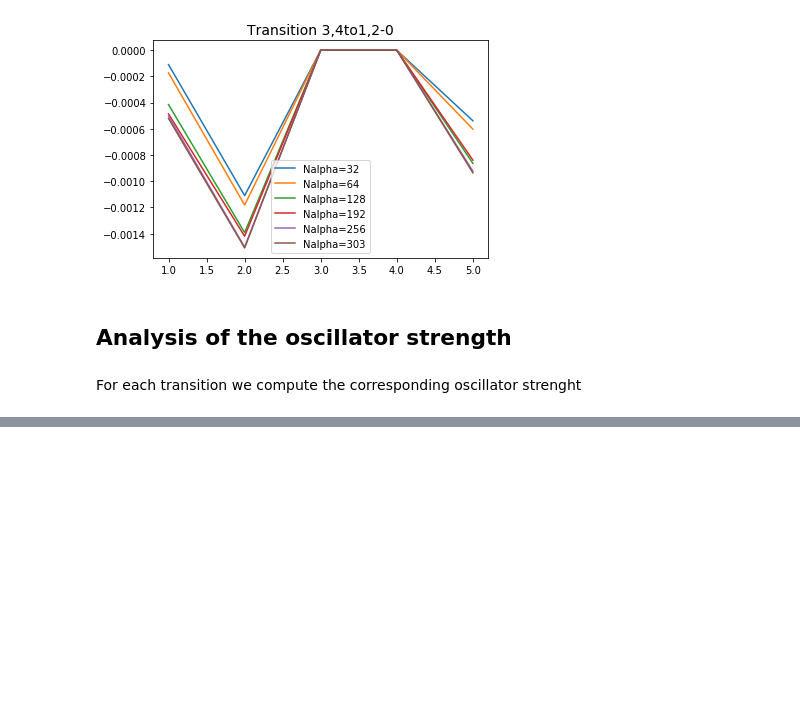
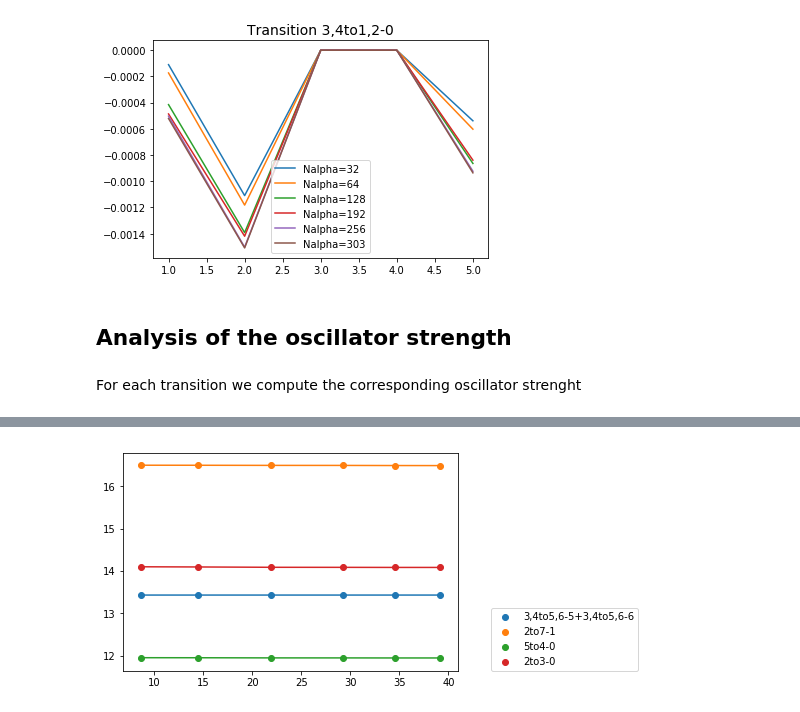
Before and after one commit to luigigenovese/KPM-nb, a Jupyter notebook: POLARIZABILITY/N2/Analysis_of_Excitonic_States.ipynb, the cells around one changed output, grey strips where cells are left out. Saved outputs shown, nothing was run; the diff lists cells and outputs as text; code cells hidden in the pictures; blank space fills up the shorter version.

```diff
--- a/POLARIZABILITY/N2/Analysis_of_Excitonic_States.ipynb
+++ b/POLARIZABILITY/N2/Analysis_of_Excitonic_States.ipynb
@@ -240,23 +245,3 @@ plt.show()
 ## Analysis of the oscillator strength
 # %% [markdown]
 For each transition we compute the corresponding oscillator strenght
-# %%
-selLab = allTr
-nalphar = list(reversed(nalpha))
-oscillatorStrenght = []
-energy = []
-for s in selLab:
-    foundLab = False
-    ind = 0
-    while foundLab == False:
-        if s in excitations[nalphar[ind]]['transitions']:
-            foundLab = True
-        else:
-            ind+=1
-    level = excitations[nalphar[ind]]['transitions'][s]['level']
-    #print s, 'found for na = ', nalphar[ind], ' level = ', level
-    os = 0.0
-    for l in level:
-        os+= (np.dot(excitations[nalphar[ind]]['C_E2'][l],excitations[nalphar[ind]]['dipoles'][:,2]))**2
-    oscillatorStrenght.append(os)
-    energy.append(excitations[nalphar[ind]]['transitions'][s]['eng'])
@@ -269,0 +290,4 @@ plt.plot(energy,oscillatorStrenght)
+# %%
+R.pltTrLabel(trOsc,excitations,Data,numOrb,True)
+# %% [output]
+[figure, added]
```
Also changed, not shown: parts of 16 cells of this notebook, 1 other file.
